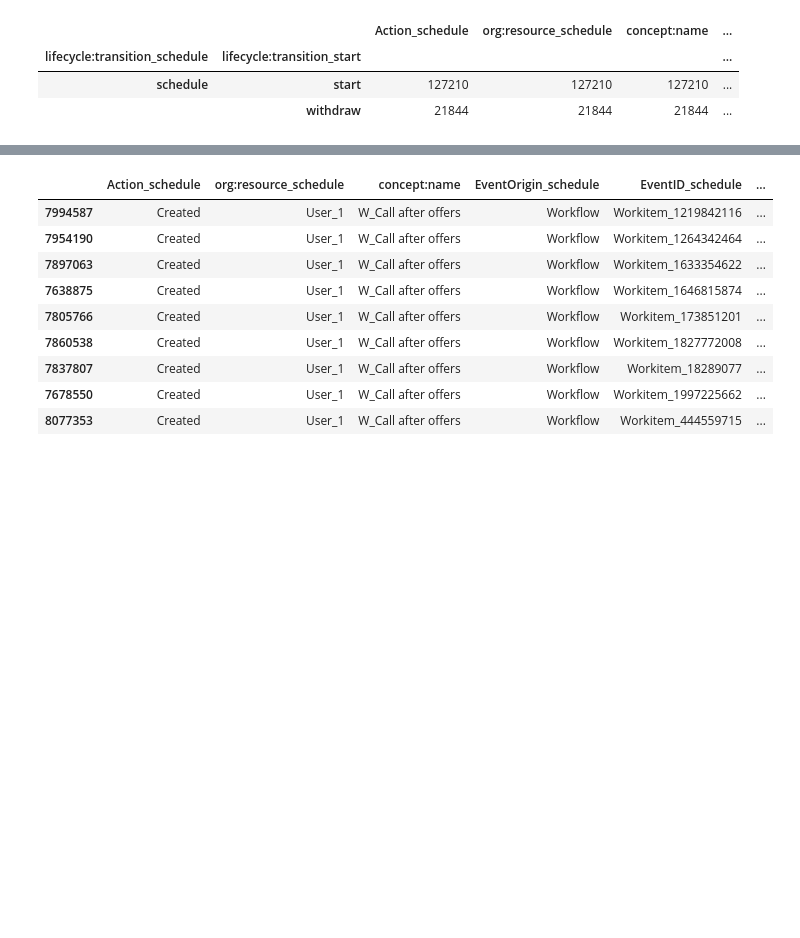
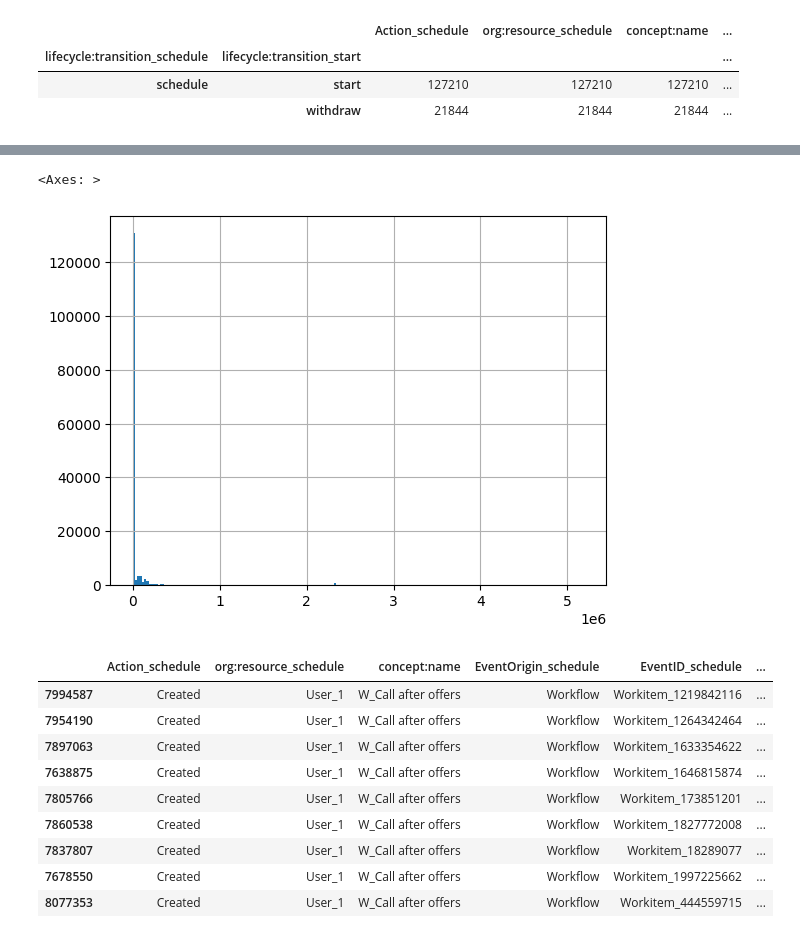
Before and after one commit to ltsstar/TaskExecutionTimeMining, a Jupyter notebook: src/notebooks/BPIC_2017/BPIC_2017_event_log_waiting_transformer.ipynb, the cells around one changed output, grey strips where cells are left out. Drawn from its saved outputs; the diff is of its cells as text; code cells hidden in the pictures; blank space fills up the shorter version.

```diff
--- a/src/notebooks/BPIC_2017/BPIC_2017_event_log_waiting_transformer.ipynb
+++ b/src/notebooks/BPIC_2017/BPIC_2017_event_log_waiting_transformer.ipynb
@@ -93,3 +93,8 @@ Name: duration_seconds, dtype: float64
+# %%
+waiting_time_event_log['duration_seconds'].hist(bins=200)
+# %% [output]
+<Axes: >
+[figure, added]
 # %%
 waiting_time_event_log[waiting_time_event_log['duration_seconds'] > 1000*3600]
 # %% [output]
```
Also changed, not shown: parts of 6 cells of this notebook, 17 other files.
